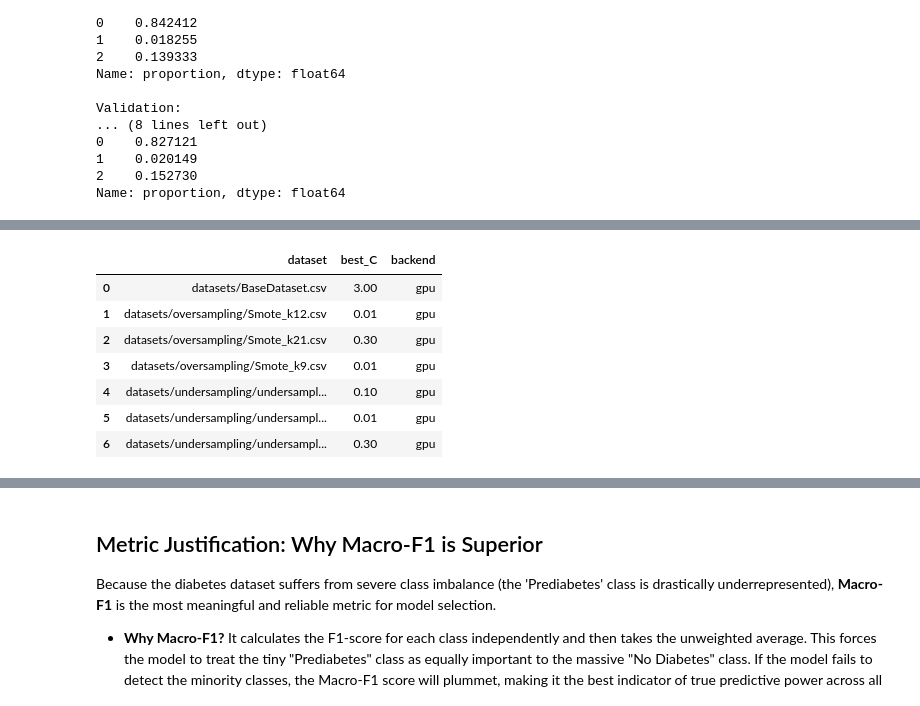
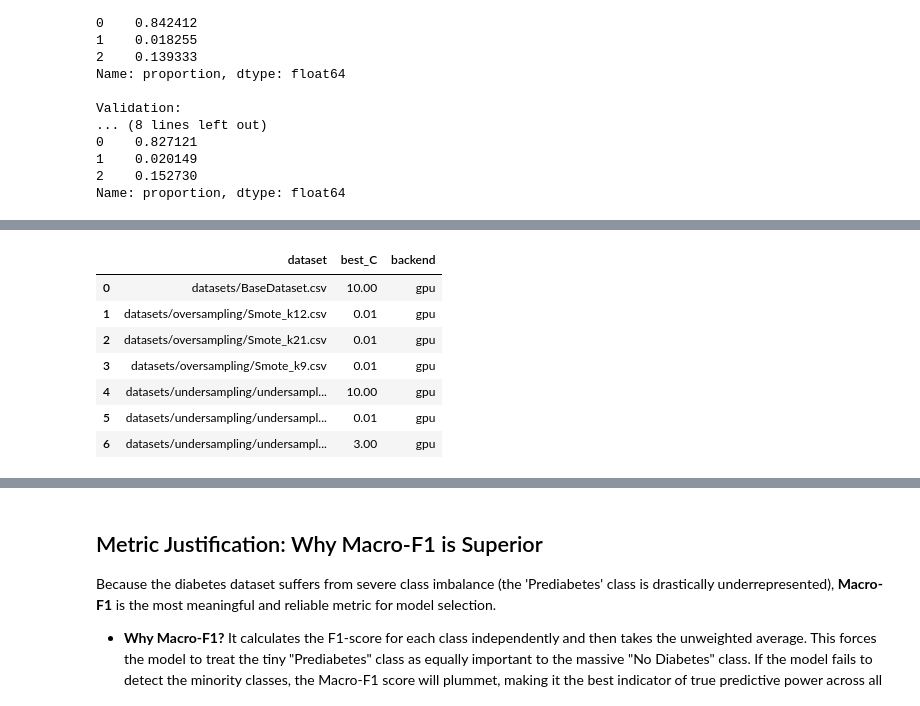
Before and after one commit to moamenhesham0/diabetes-risk-prediction, a Jupyter notebook: Softmax.ipynb, the cells around one changed output, grey strips where cells are left out. Drawn from its saved outputs; the diff is of its cells as text; code cells hidden in the pictures.

```diff
--- a/Softmax.ipynb
+++ b/Softmax.ipynb
@@ -230,7 +230,7 @@ Validation:
 Name: proportion, dtype: float64
 # %%
 # Train one Softmax model per dataset and select C by validation macro F1.
-c_values = [0.01, 0.1, 0.3, 1.0, 3.0, 10.0, 30.0]
+c_values = [0.01, 0.1, 1.0, 3.0, 10.0, 30.0]
 warnings.filterwarnings("ignore", category=ConvergenceWarning)
 
 def _to_numpy(y_like):
@@ -250,6 +250,7 @@ def fit_predict_for_c(X_train_df, y_train_sr, X_eval_df, c):
 
     clf = cuLogisticRegression(
         penalty="l2",
+        tol=1e-8,
         C=c,
         max_iter=2000,
         fit_intercept=True,
@@ -325,10 +337,10 @@ pd.DataFrame(
 Execution backend: gpu (USE_GPU=True)
 Trained 7 model(s).
 |  | dataset | best_C | backend |
-| 0 | datasets/BaseDataset.csv | 3.00 | gpu |
+| 0 | datasets/BaseDataset.csv | 10.00 | gpu |
 | 1 | datasets/oversampling/Smote_k12.csv | 0.01 | gpu |
-| 2 | datasets/oversampling/Smote_k21.csv | 0.30 | gpu |
+| 2 | datasets/oversampling/Smote_k21.csv | 0.01 | gpu |
 | 3 | datasets/oversampling/Smote_k9.csv | 0.01 | gpu |
-| 4 | datasets/undersampling/undersampl... | 0.10 | gpu |
+| 4 | datasets/undersampling/undersampl... | 10.00 | gpu |
 | 5 | datasets/undersampling/undersampl... | 0.01 | gpu |
-| 6 | datasets/undersampling/undersampl... | 0.30 | gpu |
+| 6 | datasets/undersampling/undersampl... | 3.00 | gpu |
```
Also changed, not shown: parts of 5 cells of this notebook.
